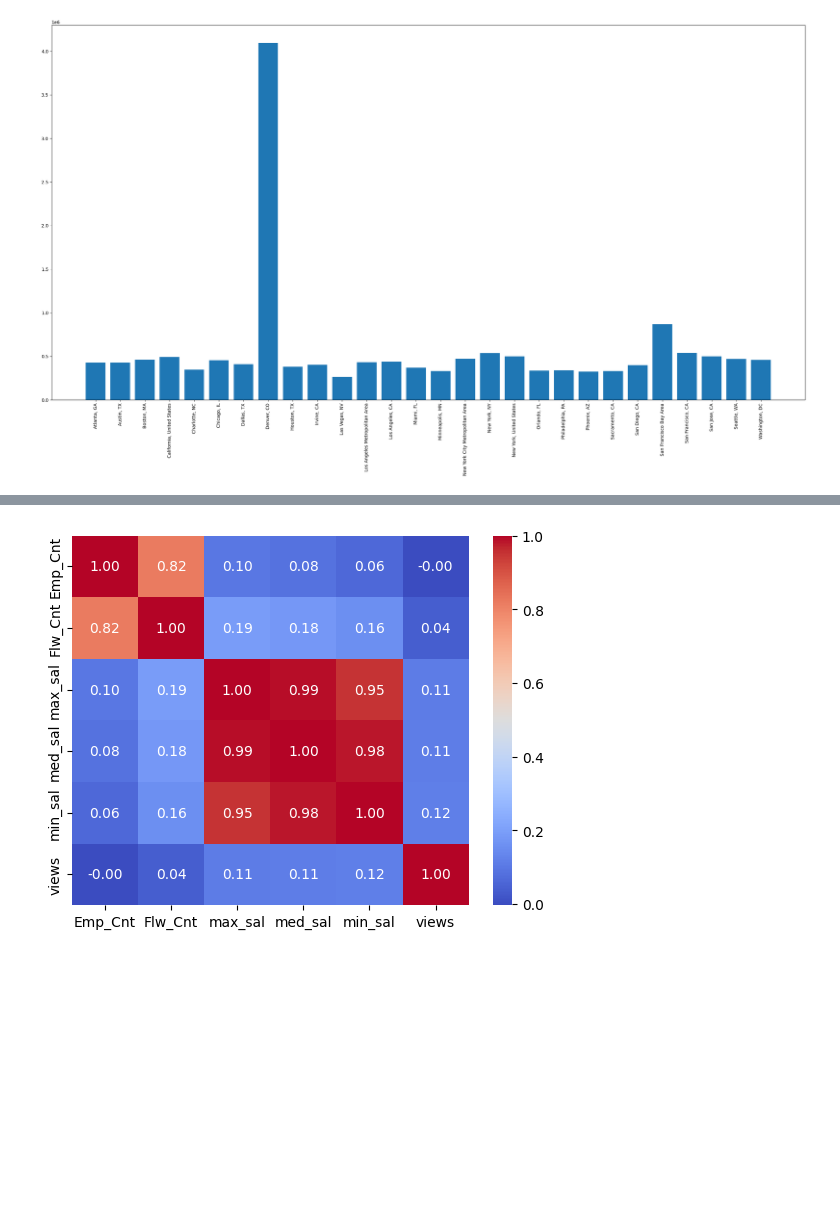
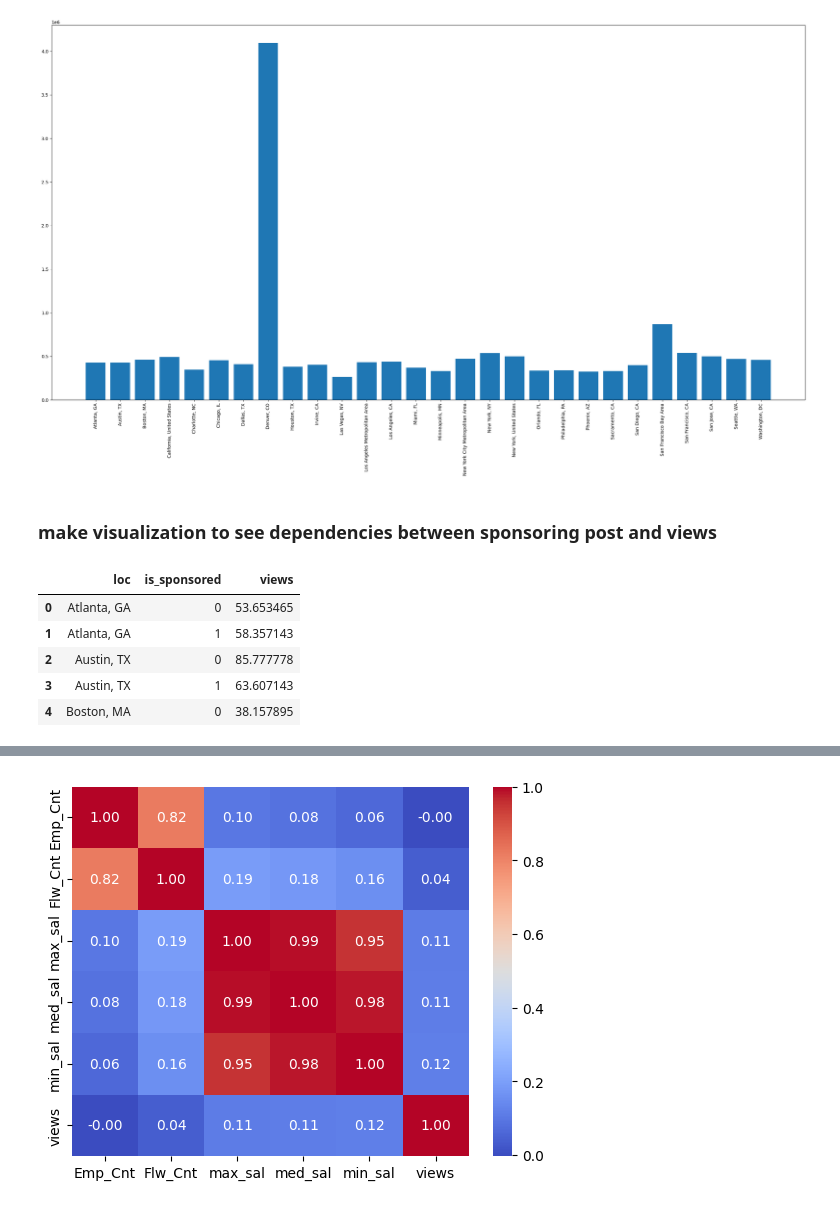
Before and after one commit to MOlowski/Job-posting, a Jupyter notebook: LinkedinJobs_Visualizations.ipynb, the cells around one changed output, grey strips where cells are left out. Cells and saved outputs as stored; diff of their text form; code cells hidden in the pictures; blank space fills up the shorter version.

```diff
--- a/LinkedinJobs_Visualizations.ipynb
+++ b/LinkedinJobs_Visualizations.ipynb
@@ -146,3 +144,15 @@ plt.xticks(rotation=90)
   Text(26, 0, 'Seattle, WA'),
   Text(27, 0, 'Washington, DC')])
 [figure]
+# %% [markdown]
+### make visualization  to see dependencies between sponsoring post and views
+# %%
+df_views = df.groupby(['loc','is_sponsored'])['views'].mean().reset_index()
+df_views.head()
+# %% [output]
+|  | loc | is_sponsored | views |
+| 0 | Atlanta, GA | 0 | 53.653465 |
+| 1 | Atlanta, GA | 1 | 58.357143 |
+| 2 | Austin, TX | 0 | 85.777778 |
+| 3 | Austin, TX | 1 | 63.607143 |
+| 4 | Boston, MA | 0 | 38.157895 |
```
Also changed, not shown: parts of 4 cells of this notebook.
